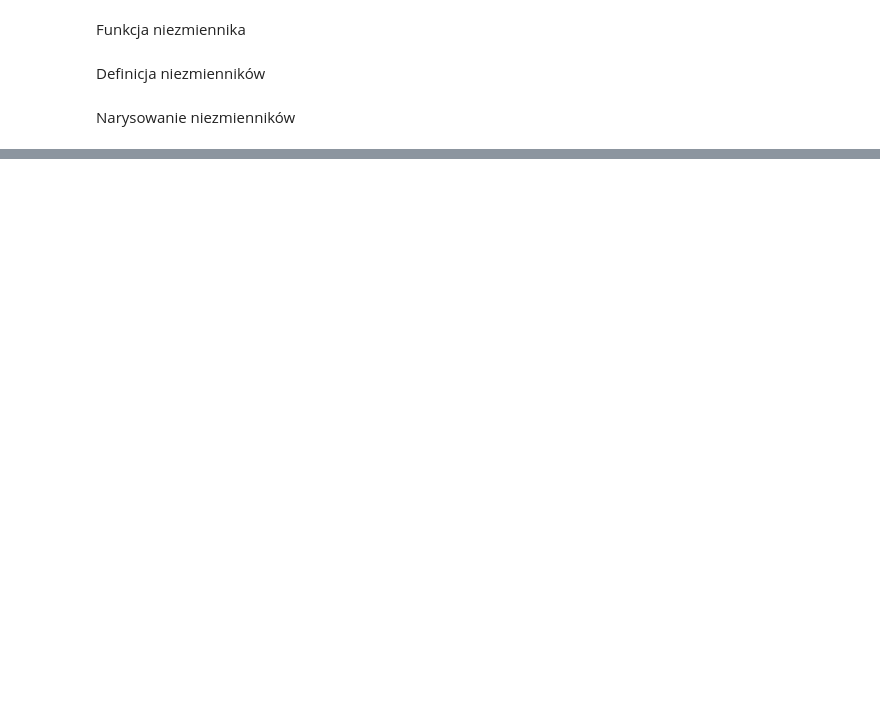
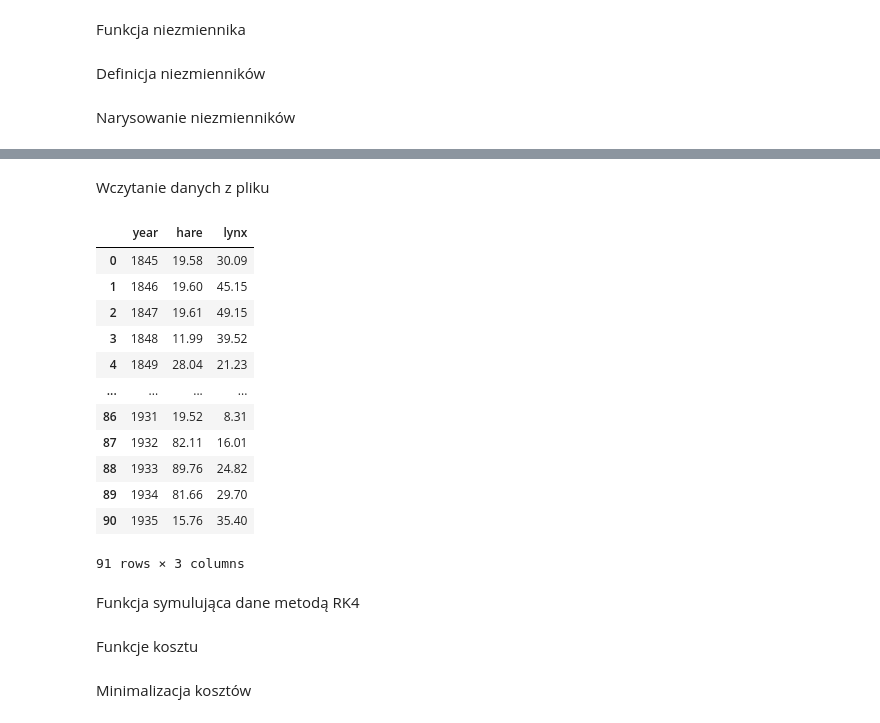
Before and after one commit to Mosder/agh, a Jupyter notebook: sem4/mownit/lab10/zadanie.ipynb, the cells around one changed output, grey strips where cells are left out. Cells and saved outputs as stored; diff of their text form; code cells hidden in the pictures; blank space fills up the shorter version.

```diff
--- a/sem4/mownit/lab10/zadanie.ipynb
+++ b/sem4/mownit/lab10/zadanie.ipynb
@@ -206,0 +235,22 @@ plot_results(
+# %% [markdown]
+Wczytanie danych z pliku
+# %%
+# read LynxHare data from file
+lynx_hare_data = pd.read_csv("./things/LynxHare.txt", sep=r"\s+", names=["year", "hare", "lynx"])
+lynx_hare_data
+# %% [output]
+|  | year | hare | lynx |
+| 0 | 1845 | 19.58 | 30.09 |
+| 1 | 1846 | 19.60 | 45.15 |
+| 2 | 1847 | 19.61 | 49.15 |
+| 3 | 1848 | 11.99 | 39.52 |
+| 4 | 1849 | 28.04 | 21.23 |
+| ... | ... | ... | ... |
+| 86 | 1931 | 19.52 | 8.31 |
+| 87 | 1932 | 82.11 | 16.01 |
+| 88 | 1933 | 89.76 | 24.82 |
+| 89 | 1934 | 81.66 | 29.70 |
+| 90 | 1935 | 15.76 | 35.40 |
+91 rows × 3 columns
+# %% [markdown]
+Funkcja symulująca dane metodą RK4
@@ -206,0 +263,2 @@ plot_results(
+# %% [markdown]
+Funkcje kosztu
@@ -206,0 +285,2 @@ plot_results(
+# %% [markdown]
+Minimalizacja kosztów
```
Also changed, not shown: parts of 11 cells of this notebook, 7 other files.
